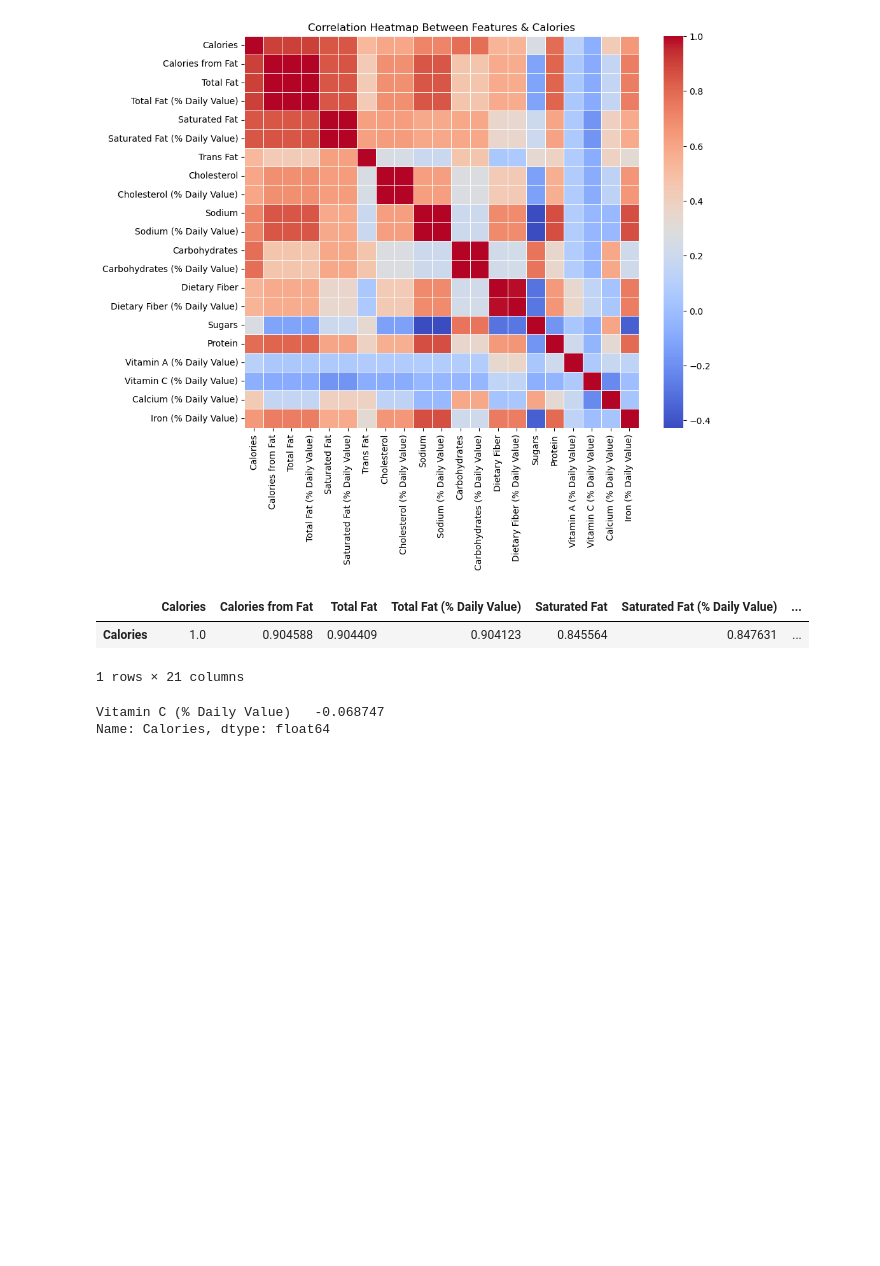
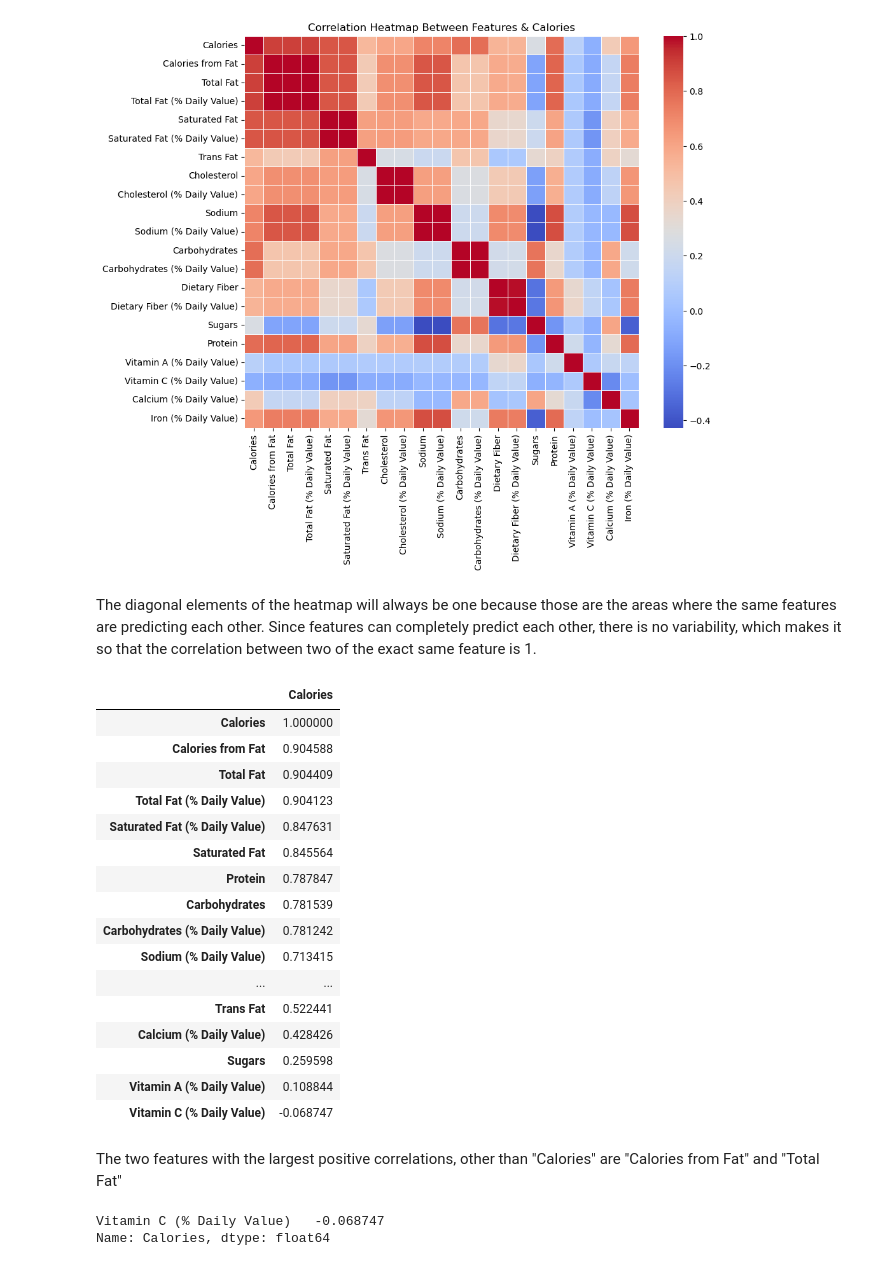
Before and after one commit to kev374k/dsc148, a Jupyter notebook: HW #1/hw.ipynb, the cells around one changed output. Drawn from its saved outputs; the diff is of its cells as text; code cells hidden in the pictures; blank space fills up the shorter version.

```diff
--- a/HW #1/hw.ipynb
+++ b/HW #1/hw.ipynb
@@ -5,6 +5,7 @@ import matplotlib.pyplot as plt
 import seaborn as sns
 # %%
 data = pd.read_csv("menu.csv")
+pd.set_option('display.max_columns', None)
 # %%
 data.head()
 # %% [output]
@@ -41,17 +43,35 @@ plt.title("Correlation Heatmap Between Features & Calories")
 # %% [output]
 Text(0.5, 1.0, 'Correlation Heatmap Between Features & Calories')
 [figure]
+# %% [markdown]
+The diagonal elements of the heatmap will always be one because those are the areas where the same features are predicting each other. Since features can completely predict each other, there is no variability, which makes it so that the correlation between two of the exact same feature is 1.
 # %%
 # 1c) list the features whcih have the second and third largest positive correlation w/Calories.
 
 calorie_correlation = numerical_data.corr().loc[['Calories'], :]
-calorie_correlation.sort_values(by = 'Calories', ascending = False)
+calorie_correlation.T.sort_values(by = 'Calories', ascending = False)
 
 # results -> ['Calories from Fat', 'Total Fat']
 # %% [output]
-|  | Calories | Calories from Fat | Total Fat | Total Fat (% Daily Value) | Saturated Fat | Saturated Fat (% Daily Value) | ... |
-| Calories | 1.0 | 0.904588 | 0.904409 | 0.904123 | 0.845564 | 0.847631 | ... |
+|  | Calories |
+| Calories | 1.000000 |
+| Calories from Fat | 0.904588 |
+| Total Fat | 0.904409 |
+| Total Fat (% Daily Value) | 0.904123 |
+| Saturated Fat (% Daily Value) | 0.847631 |
+| Saturated Fat | 0.845564 |
+| Protein | 0.787847 |
+| Carbohydrates | 0.781539 |
+| Carbohydrates (% Daily Value) | 0.781242 |
+| Sodium (% Daily Value) | 0.713415 |
+| ... | ... |
+| Trans Fat | 0.522441 |
+| Calcium (% Daily Value) | 0.428426 |
+| Sugars | 0.259598 |
+| Vitamin A (% Daily Value) | 0.108844 |
+| Vitamin C (% Daily Value) | -0.068747 |
-1 rows × 21 columns
+# %% [markdown]
+The two features with the largest positive correlations, other than "Calories" are "Calories from Fat" and "Total Fat"
 # %%
 # 1d) List all features that have nagetive correlation w/Calories
 
```
Also changed, not shown: parts of 20 cells of this notebook, 15 other files.
